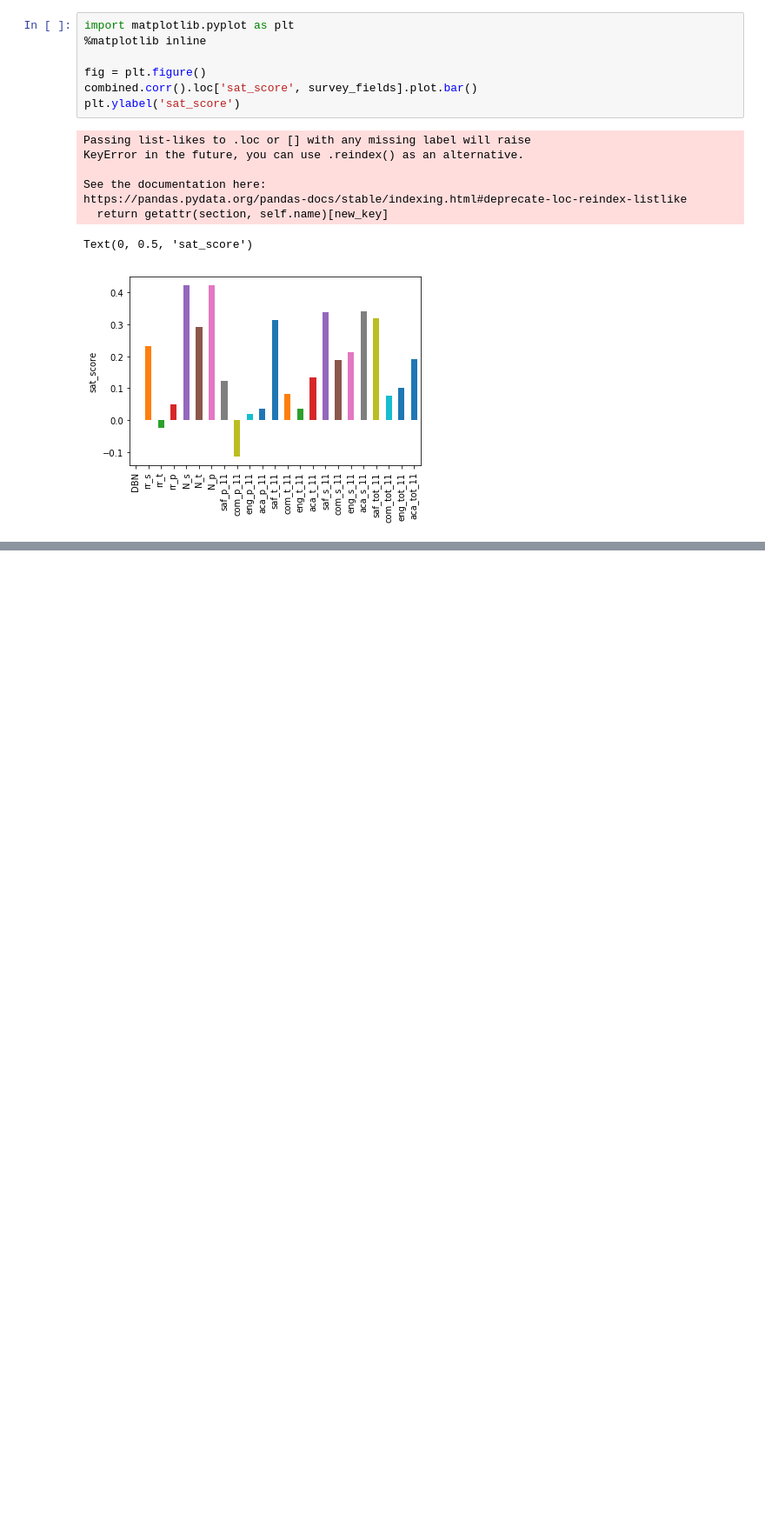
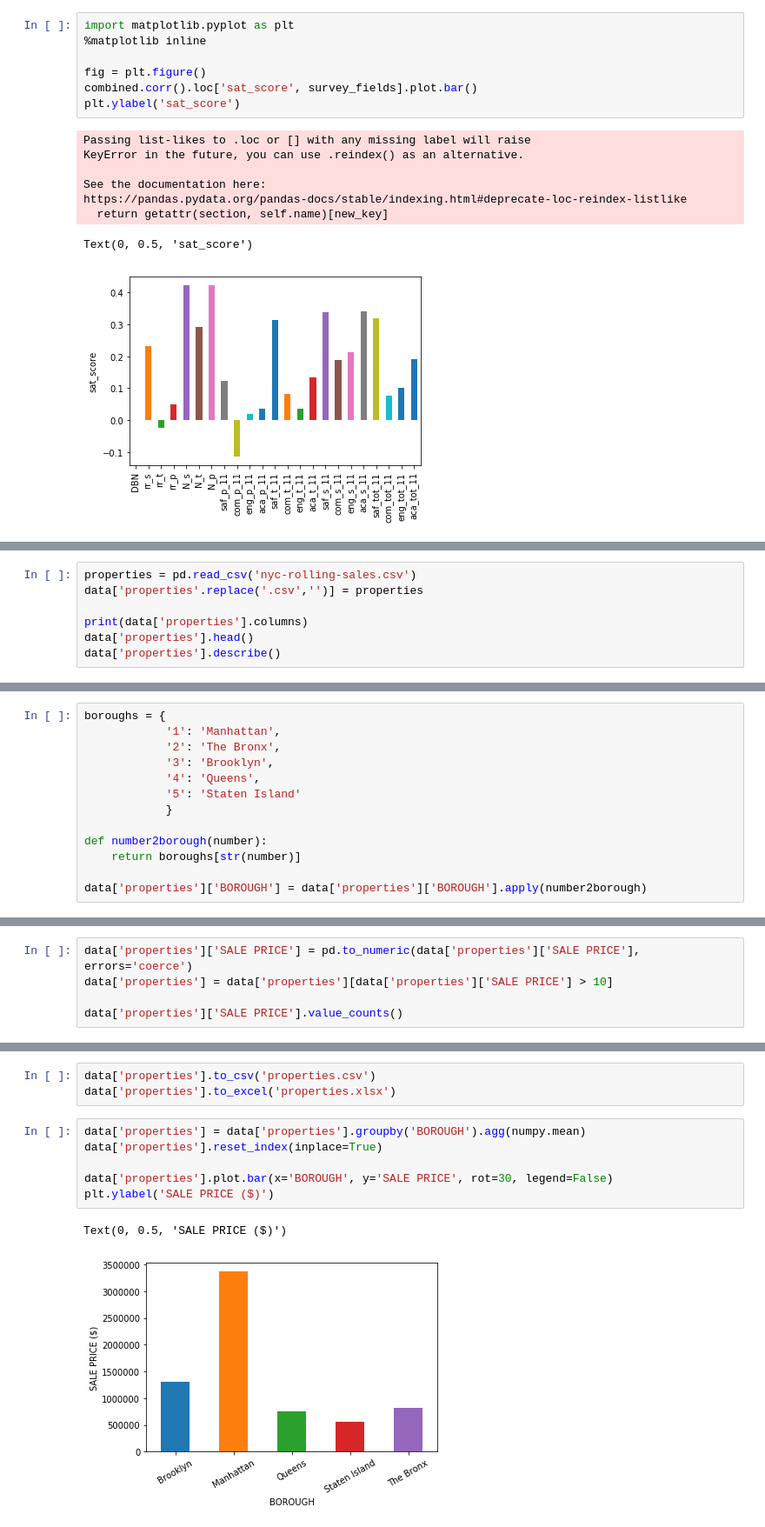
Before and after one commit to ghood1977/NYC-High-School-Data, a Jupyter notebook: Schools.ipynb, the cells around one changed output, grey strips where cells are left out. Shown: that part at 87% size. Saved outputs shown, nothing was run; the diff lists cells and outputs as text; blank space fills up the shorter version.

```diff
--- a/Schools.ipynb
+++ b/Schools.ipynb
@@ -264,0 +264,7 @@ Text(0, 0.5, 'sat_score')
+# %%
+properties = pd.read_csv('nyc-rolling-sales.csv')
+data['properties'.replace('.csv','')] = properties
+
+print(data['properties'].columns)
+data['properties'].head()
+data['properties'].describe()
@@ -264,0 +291,13 @@ Text(0, 0.5, 'sat_score')
+# %%
+boroughs = {
+            '1': 'Manhattan',
+            '2': 'The Bronx',
+            '3': 'Brooklyn',
+            '4': 'Queens',
+            '5': 'Staten Island'
+            }
+
+def number2borough(number):
+    return boroughs[str(number)]
+
+data['properties']['BOROUGH'] = data['properties']['BOROUGH'].apply(number2borough)
@@ -264,0 +328,5 @@ Text(0, 0.5, 'sat_score')
+# %%
+data['properties']['SALE PRICE'] = pd.to_numeric(data['properties']['SALE PRICE'], errors='coerce')
+data['properties'] = data['properties'][data['properties']['SALE PRICE'] > 10]
+
+data['properties']['SALE PRICE'].value_counts()
@@ -264,0 +351,12 @@ Text(0, 0.5, 'sat_score')
+# %%
+data['properties'].to_csv('properties.csv')
+data['properties'].to_excel('properties.xlsx')
+# %%
+data['properties'] = data['properties'].groupby('BOROUGH').agg(numpy.mean)
+data['properties'].reset_index(inplace=True)
+
+data['properties'].plot.bar(x='BOROUGH', y='SALE PRICE', rot=30, legend=False)
+plt.ylabel('SALE PRICE ($)')
+# %% [output]
+Text(0, 0.5, 'SALE PRICE ($)')
+[figure, added]
```
Also changed, not shown: parts of 12 cells of this notebook.
